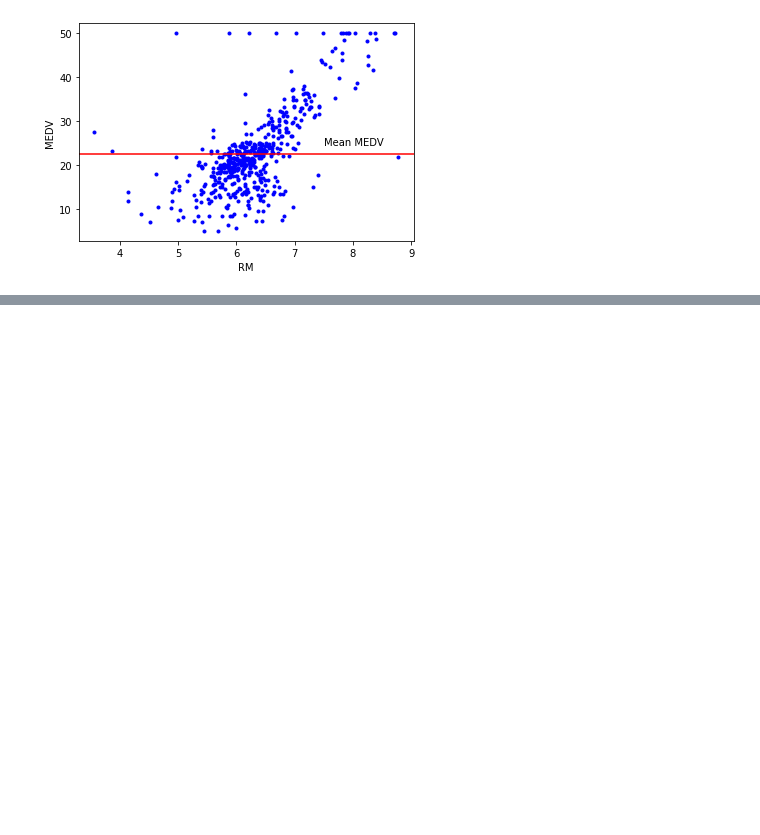
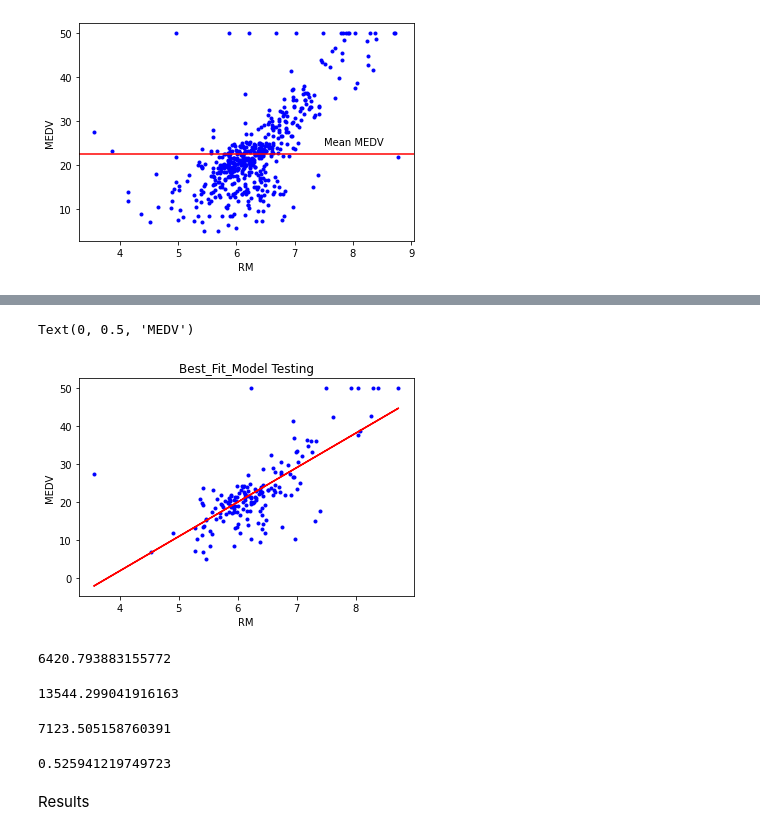
Before and after one commit to ankitkarmakar95/learnings, a Jupyter notebook: simpleregressionexcs.ipynb, the cells around one changed output, grey strips where cells are left out. Cells and saved outputs as stored; diff of their text form; code cells hidden in the pictures; blank space fills up the shorter version.

```diff
--- a/simpleregressionexcs.ipynb
+++ b/simpleregressionexcs.ipynb
@@ -65,0 +107,40 @@ testing code change
+# %%
+best_fit_model_test=i + (c*test.RM)
+best_fit_model_obs_test=pd.DataFrame({
+    'RM':test.RM,
+    'Actual MEDV':test.MEDV,
+    'Predicted MEDV':best_fit_model_test,
+    'Error':(test.MEDV-best_fit_model_test)
+})
+# %%
+fig,ax1=plt.subplots()
+ax1.scatter(test['RM'],test['MEDV'],color='blue', marker='.')
+ax1.plot(best_fit_model_obs_test.RM,best_fit_model_test,c='r')
+ax1.set_title("Best_Fit_Model Testing")
+plt.xlabel('RM')
+plt.ylabel("MEDV")
+# %% [output]
+Text(0, 0.5, 'MEDV')
+[figure, added]
+# %%
+SSE_test = sum(best_fit_model_obs_test.Error**2)
+SSE_test
+# %% [output]
+6420.793883155772
+# %%
+SST_test = sum((test.MEDV.mean() - test.MEDV)**2)
+SST_test
+# %% [output]
+13544.299041916163
+# %%
+SSR_test = SST_test - SSE_test
+SSR_test
+# %% [output]
+7123.505158760391
+# %%
+Rsq_test = SSR_test/SST_test
+Rsq_test
+# %% [output]
+0.525941219749723
+# %% [markdown]
+Results
```
Also changed, not shown: parts of 11 cells of this notebook.
